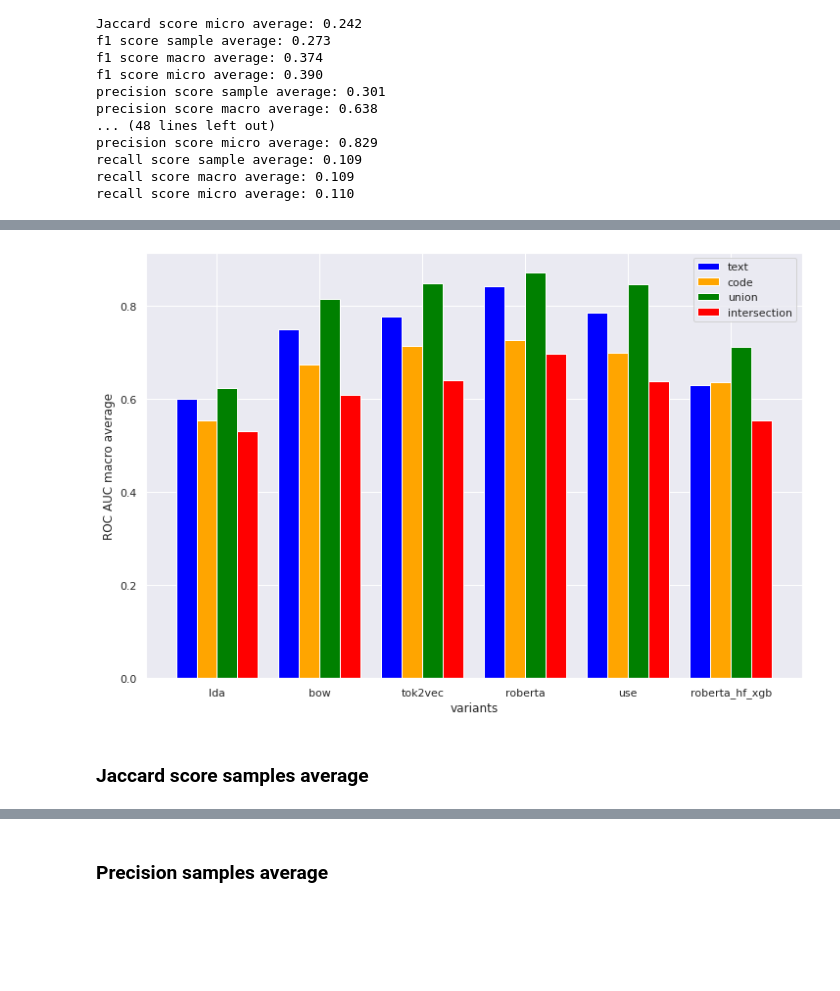
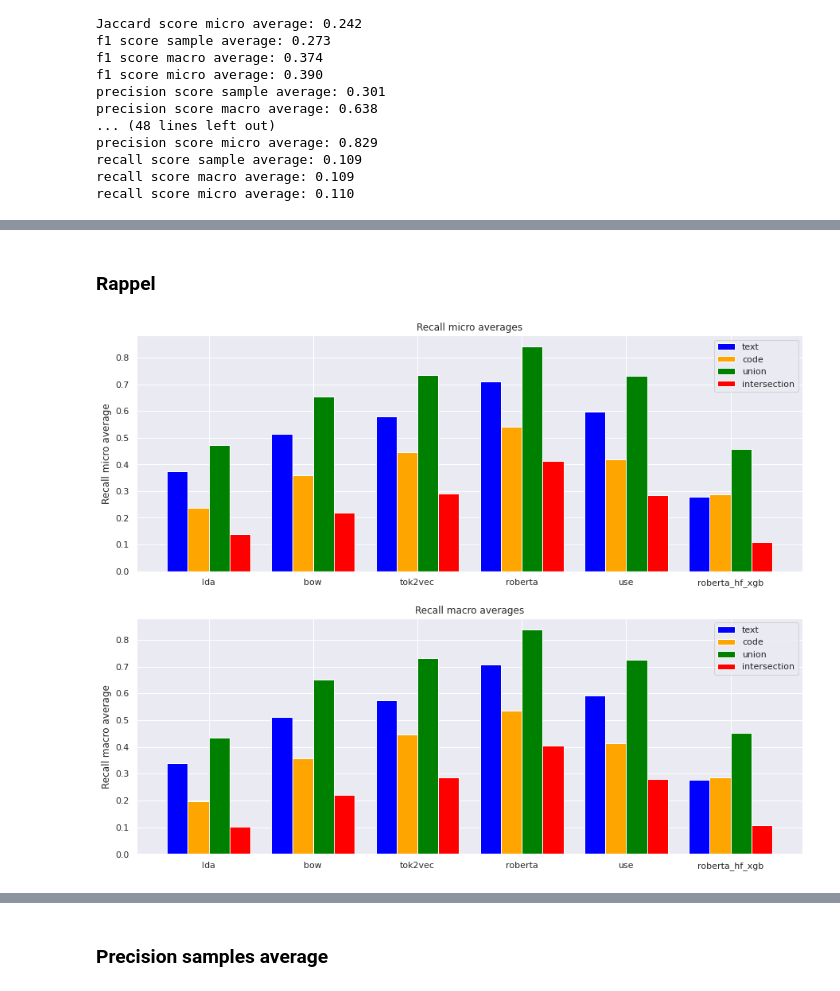
Before and after one commit to apersonnaz/OCR_IML_projet5, a Jupyter notebook: eval.ipynb, the cells around one changed output, grey strips where cells are left out. Drawn from its saved outputs; the diff is of its cells as text; code cells hidden in the pictures; blank space fills up the shorter version.

```diff
--- a/eval.ipynb
+++ b/eval.ipynb
@@ -1437,24 +1561,37 @@ for variant in variants:
+# %% [markdown]
+### Rappel
 # %%
-measure = 'roc_macro'
-x = np.arange(len(variants))
+measure = 'recall_micro'
 text = [results[x]['text'][measure] for x in variants]
 code = [results[x]['code'][measure] for x in variants]
 union = [results[x]['union'][measure] for x in variants]
 intersection = [results[x]['intersection'][measure] for x in variants]
 width = 0.2
 
 # plot data in grouped manner of bar type
-fig = plt.figure(figsize=(12,8))
-plt.bar(x-0.3, text, width, color='blue')
-plt.bar(x-0.1, code, width, color='orange')
-plt.bar(x+0.1, union, width, color='green')
-plt.bar(x+0.3, intersection, width, color='red')
-plt.xticks(x, variants)
-plt.xlabel("variants")
-plt.ylabel("ROC AUC macro average")
-plt.legend(subvariants)
+f, axes = plt.subplots(2, 1, figsize=(15, 12))
+# fig = plt.figure(figsize=(12, 8))
+axes[0].bar(x-0.3, text, width, color='blue')
+axes[0].bar(x-0.1, code, width, color='orange')
+axes[0].bar(x+0.1, union, width, color='green')
+axes[0].bar(x+0.3, intersection, width, color='red')
+axes[0].set_ylabel("Recall micro average")
+axes[0].set_xticks(x, variants)
+axes[0].set_title("Recall micro averages")
+axes[0].legend(subvariants)
+measure = 'recall_macro'
+text = [results[x]['text'][measure] for x in variants]
+code = [results[x]['code'][measure] for x in variants]
+union = [results[x]['union'][measure] for x in variants]
+intersection = [results[x]['intersection'][measure] for x in variants]
+axes[1].bar(x-0.3, text, width, color='blue')
+axes[1].bar(x-0.1, code, width, color='orange')
+axes[1].bar(x+0.1, union, width, color='green')
+axes[1].bar(x+0.3, intersection, width, color='red')
+axes[1].set_ylabel("Recall macro average")
+axes[1].set_xticks(x, variants)
+axes[1].set_title("Recall macro averages")
+axes[1].legend(subvariants)
 plt.show()
 # %% [output]
-[figure, old version]
+[figure, new version]
-# %% [markdown]
-### Jaccard score samples average
```
Also changed, not shown: parts of 40 cells of this notebook.
